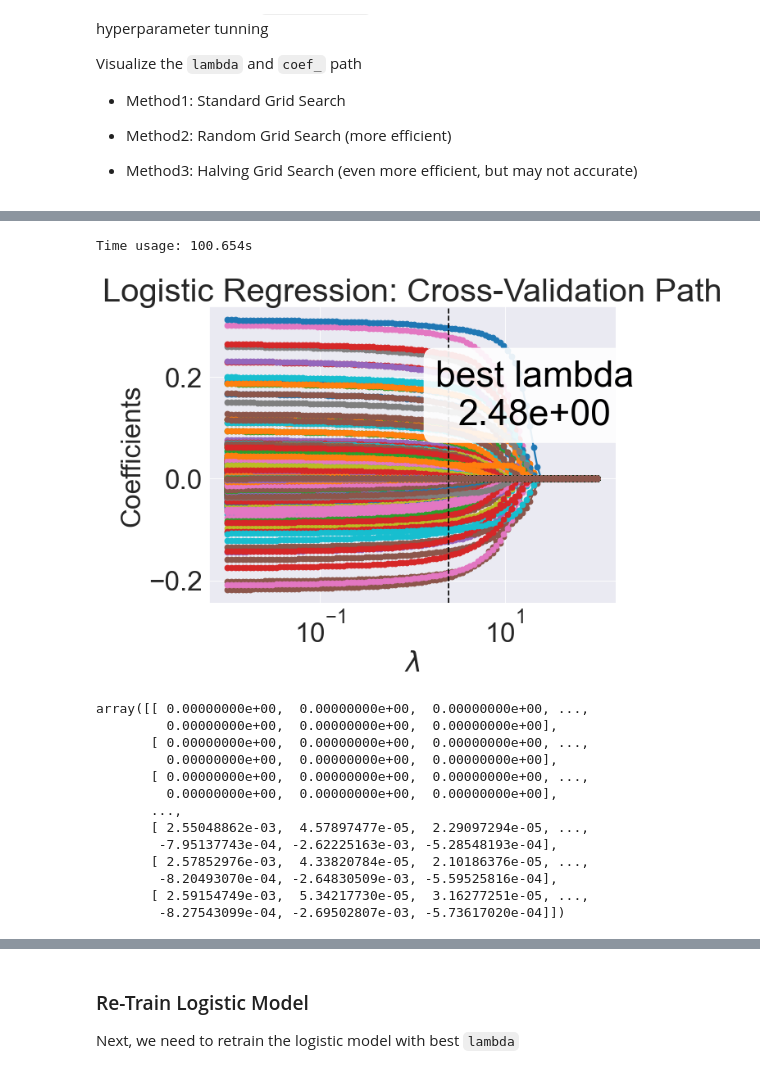
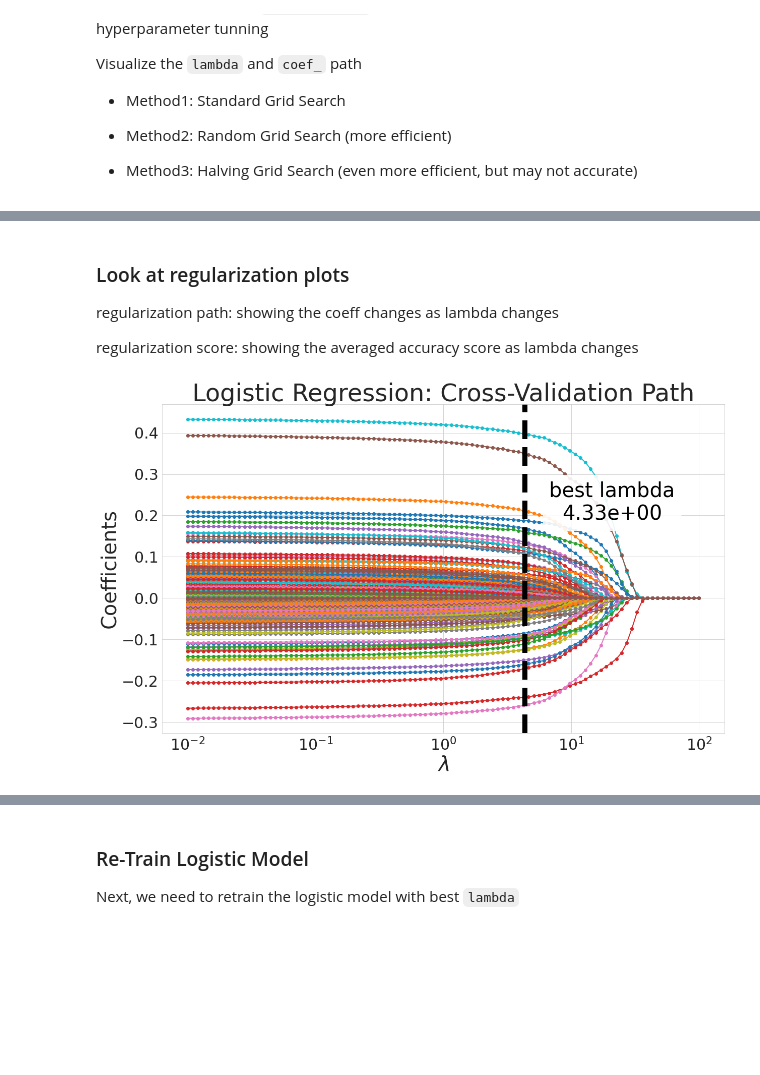
Before and after one commit to UWCCDL/RLvIBL, a Jupyter notebook: rsfmri/gambling_rfmri.ipynb, the cells around one changed output, grey strips where cells are left out. Cells and saved outputs as stored; diff of their text form; code cells hidden in the pictures; blank space fills up the shorter version.

```diff
--- a/rsfmri/gambling_rfmri.ipynb
+++ b/rsfmri/gambling_rfmri.ipynb
@@ -227,55 +185,23 @@ def save_regularization_path(X, y, best_lambda, lambda_values=None):
-# %%
-plt.rcParams.update({'font.size': 30})
-subset_ids = subj_censored.groupby(DV)[DV].nlargest(5).index.get_level_values(1)
-X = subj_censored[features].iloc[subset_ids]
-y = subj_censored.iloc[subset_ids][DV]
-
-coefs_ = save_regularization_path(subj_censored[features], subj_censored[DV],
-                                  lambda_values = 1.0/np.logspace(-2, 2, 10),
-                                  best_lambda=1.0/grid_result.best_params_['C'])
-# %% [output]
-Time usage: 100.654s
-# %%
-def plot_regularization_path(coefs_, best_lambda, lambda_values):
-    # define subplot
-    sns.color_palette('Set2')
-    fig, ax = plt.subplots(figsize=(8, 6), dpi=80)
-
-    # the size of A4 paper
-    #fig.set_size_inches(11.7, 8.27)
-
-    # plot
-    ax.plot(lambda_values, coefs_, marker='o', linewidth=2)
-    ax.axvline(best_lambda, linestyle='--', color='k')
-    ax.text(x=0.8, y=0.7, s='best lambda\n{:.2e}'.format(best_lambda), color='k', fontsize=40,
-             transform=ax.transAxes,
-             horizontalalignment='center', verticalalignment='center',
-             bbox=dict(boxstyle='round', facecolor='white', alpha=0.9))
-    ax.set_xscale('log')
-    #plt.xlim(-10, 10)
-    plt.xscale("log")
-    # plt.ylim(-.3, .3)
-
-    plt.xlabel(r"$\lambda$")
-    plt.ylabel('Coefficients')
-    plt.title('Logistic Regression: Cross-Validation Path')
-    plt.axis('tight')
-    plt.show()
-    return coefs_
+# %% [markdown]
+### Look at regularization plots
+
+regularization path: showing the coeff changes as lambda changes
+
+regularization score: showing the averaged accuracy score as lambda changes
+# %%
+if skip:
+    coefs_ = pd.read_csv('./bin/coef_results.csv')
+else:
+    coefs_ = save_regularization_path(subj_censored[features], subj_censored[DV],
+                                      lambda_values = 1.0/np.logspace(-2, 2, 10),
+                                      best_lambda=bestC)
+    pd.DataFrame(coefs_).to_csv('./bin/coef_results.csv', index=False)
+# %%
+plt.rcParams.update({'font.size': 40})
+plt.rcParams['lines.linewidth'] = 10
+plt.rcParams['xtick.labelsize'] = 30
+plt.rcParams['ytick.labelsize'] = 30
 # %%
-plot_regularization_path(coefs_, 1.0/grid_result.best_params_['C'], 1.0/np.logspace(-2, 2, 100))
+plot_regularization_path(coefs_, 1.0/bestC, 1.0/np.logspace(-2, 2, 100))
 # %% [output]
-[figure, old version]
+[figure, new version]
-array([[ 0.00000000e+00,  0.00000000e+00,  0.00000000e+00, ...,
-         0.00000000e+00,  0.00000000e+00,  0.00000000e+00],
-       [ 0.00000000e+00,  0.00000000e+00,  0.00000000e+00, ...,
-         0.00000000e+00,  0.00000000e+00,  0.00000000e+00],
-       [ 0.00000000e+00,  0.00000000e+00,  0.00000000e+00, ...,
-         0.00000000e+00,  0.00000000e+00,  0.00000000e+00],
-       ...,
-       [ 2.55048862e-03,  4.57897477e-05,  2.29097294e-05, ...,
-        -7.95137743e-04, -2.62225163e-03, -5.28548193e-04],
-       [ 2.57852976e-03,  4.33820784e-05,  2.10186376e-05, ...,
-        -8.20493070e-04, -2.64830509e-03, -5.59525816e-04],
-       [ 2.59154749e-03,  5.34217730e-05,  3.16277251e-05, ...,
-        -8.27543099e-04, -2.69502807e-03, -5.73617020e-04]])
```
Also changed, not shown: parts of 57 cells of this notebook, 4 other files.
